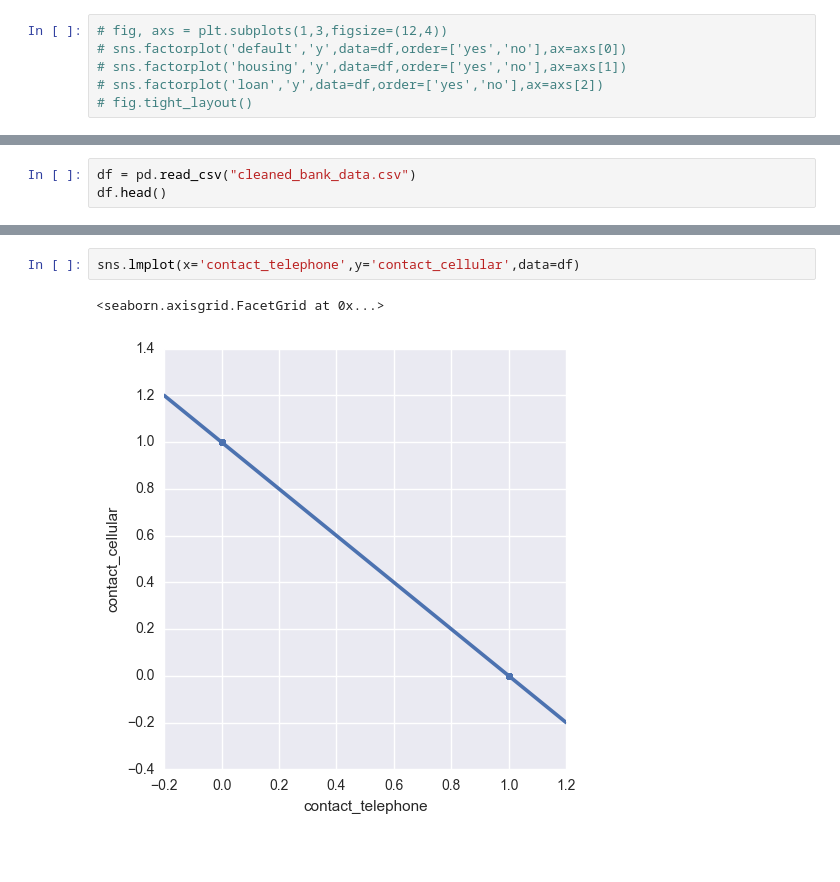
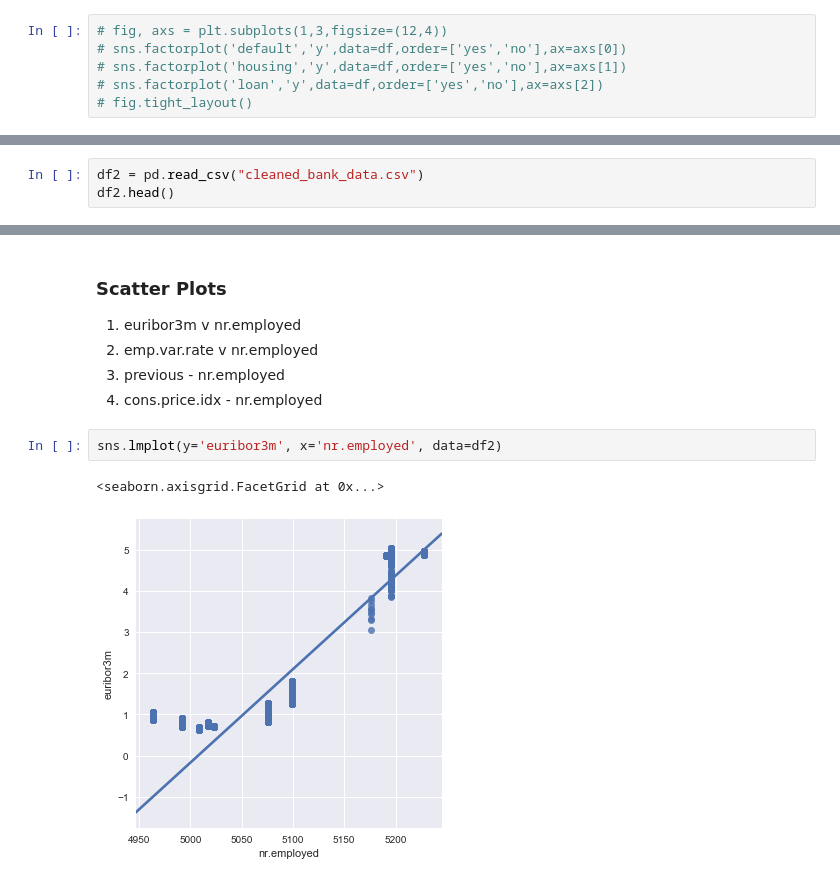
Before and after one commit to nachiketmparanjape/Bank_UCI, a Jupyter notebook: Bank_UCI_exploration.ipynb, the cells around one changed output, grey strips where cells are left out. Cells and saved outputs as stored; diff of their text form; blank space fills up the shorter version.

```diff
--- a/Bank_UCI_exploration.ipynb
+++ b/Bank_UCI_exploration.ipynb
@@ -283,4 +341,4 @@ Name: contact, dtype: int64
 # %%
-df = pd.read_csv("cleaned_bank_data.csv")
-df.head()
+df2 = pd.read_csv("cleaned_bank_data.csv")
+df2.head()
 # %% [output]
@@ -302,5 +361,12 @@ sns.heatmap(corr)
+# %% [markdown]
+### Scatter Plots
+
+1. euribor3m v nr.employed
+2. emp.var.rate v nr.employed
+3. previous - nr.employed
+4. cons.price.idx - nr.employed
 # %%
-sns.lmplot(x='contact_telephone',y='contact_cellular',data=df)
+sns.lmplot(y='euribor3m', x='nr.employed', data=df2)
 # %% [output]
 <seaborn.axisgrid.FacetGrid at 0x...>
-[figure, old version]
+[figure, new version]
```
Also changed, not shown: parts of 29 cells of this notebook.
